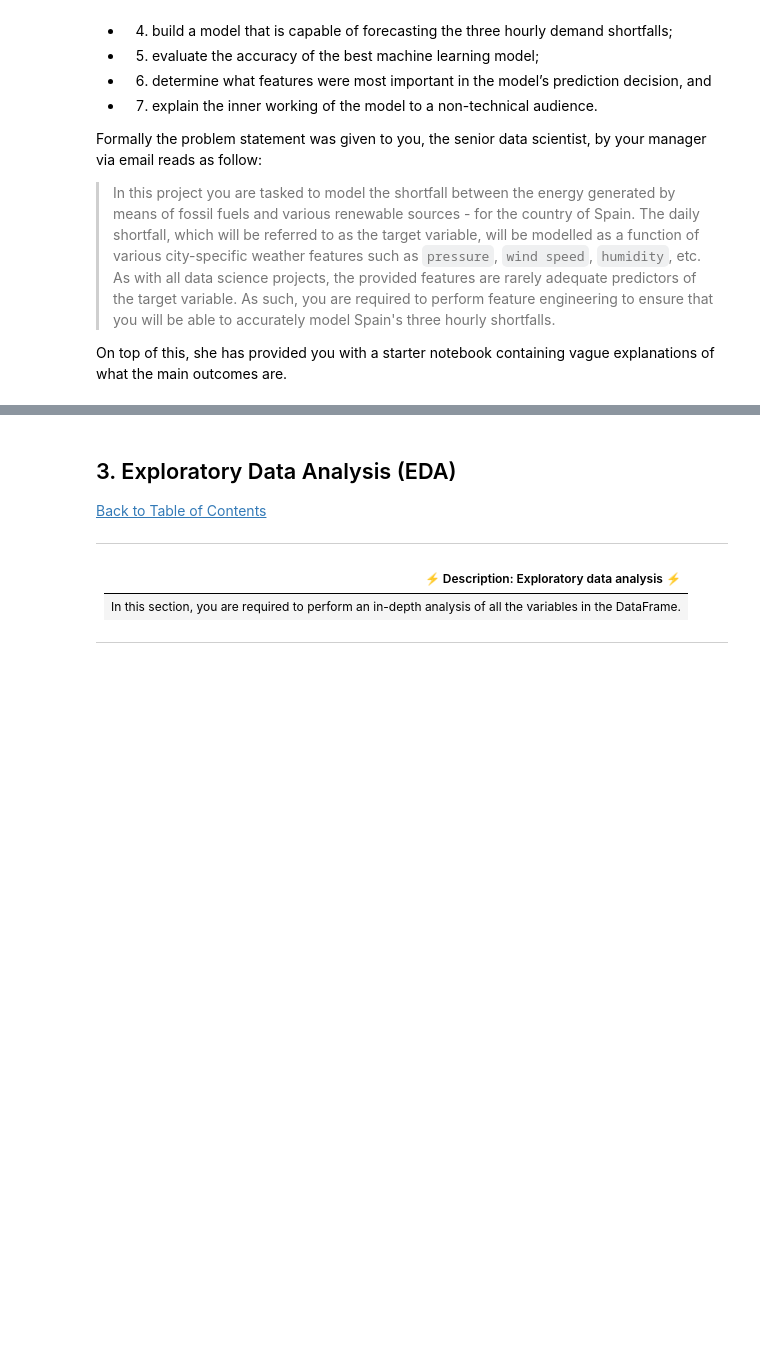
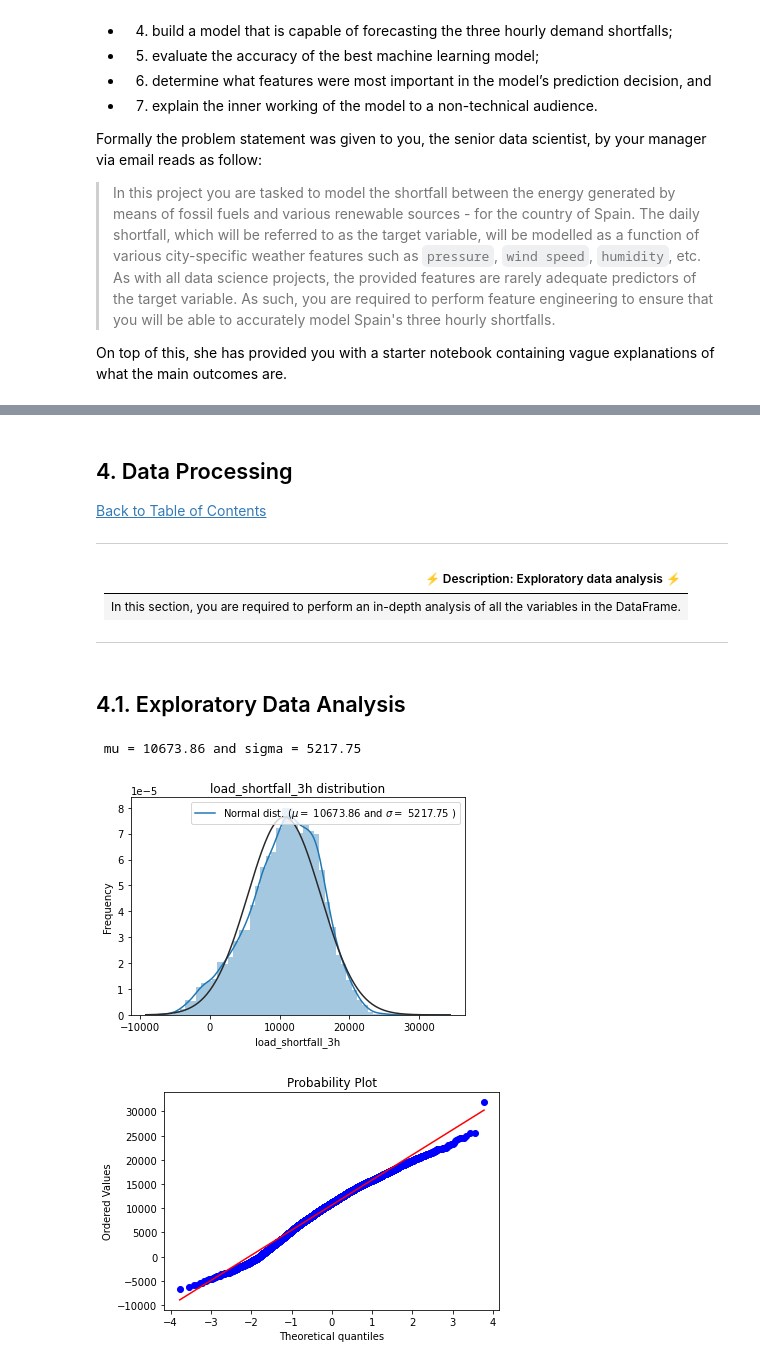
Before and after one commit to ObengKojo23/Team_NM4, a Jupyter notebook: notebooks/starter-notebook.ipynb, the cells around one changed output, grey strips where cells are left out. Drawn from its saved outputs; the diff is of its cells as text; code cells hidden in the pictures; blank space fills up the shorter version.

```diff
--- a/notebooks/starter-notebook.ipynb
+++ b/notebooks/starter-notebook.ipynb
@@ -114,6 +360,6 @@ df_train.head()
 # %% [markdown]
-<a id="three"></a>
-## 3. Exploratory Data Analysis (EDA)
+<a id="four"></a>
+## 4. Data Processing
 <a class="anchor" id="1.1"></a>
 <a href=#cont>Back to Table of Contents</a>
 
@@ -128,0 +373,24 @@ df_train.head()
+# %% [markdown]
+## 4.1. Exploratory Data Analysis
+# %%
+# look at data statistics
+sns.distplot(df_train['load_shortfall_3h'] , fit=norm);
+
+# Get the fitted parameters used by the function
+(mu, sigma) = norm.fit(df_train['load_shortfall_3h'])
+print( '\n mu = {:.2f} and sigma = {:.2f}\n'.format(mu, sigma))
+
+#Now plot the distribution
+plt.legend(['Normal dist. ($\mu=$ {:.2f} and $\sigma=$ {:.2f} )'.format(mu, sigma)],
+            loc='best')
+plt.ylabel('Frequency')
+plt.title('load_shortfall_3h distribution')
+
+#Get also the QQ-plot
+fig = plt.figure()
+res = stats.probplot(df_train['load_shortfall_3h'], plot=plt)
+plt.show()
+# %% [output]
+ mu = 10673.86 and sigma = 5217.75
+[figure, added]
+[figure, added]
```
Also changed, not shown: parts of 149 cells of this notebook.
